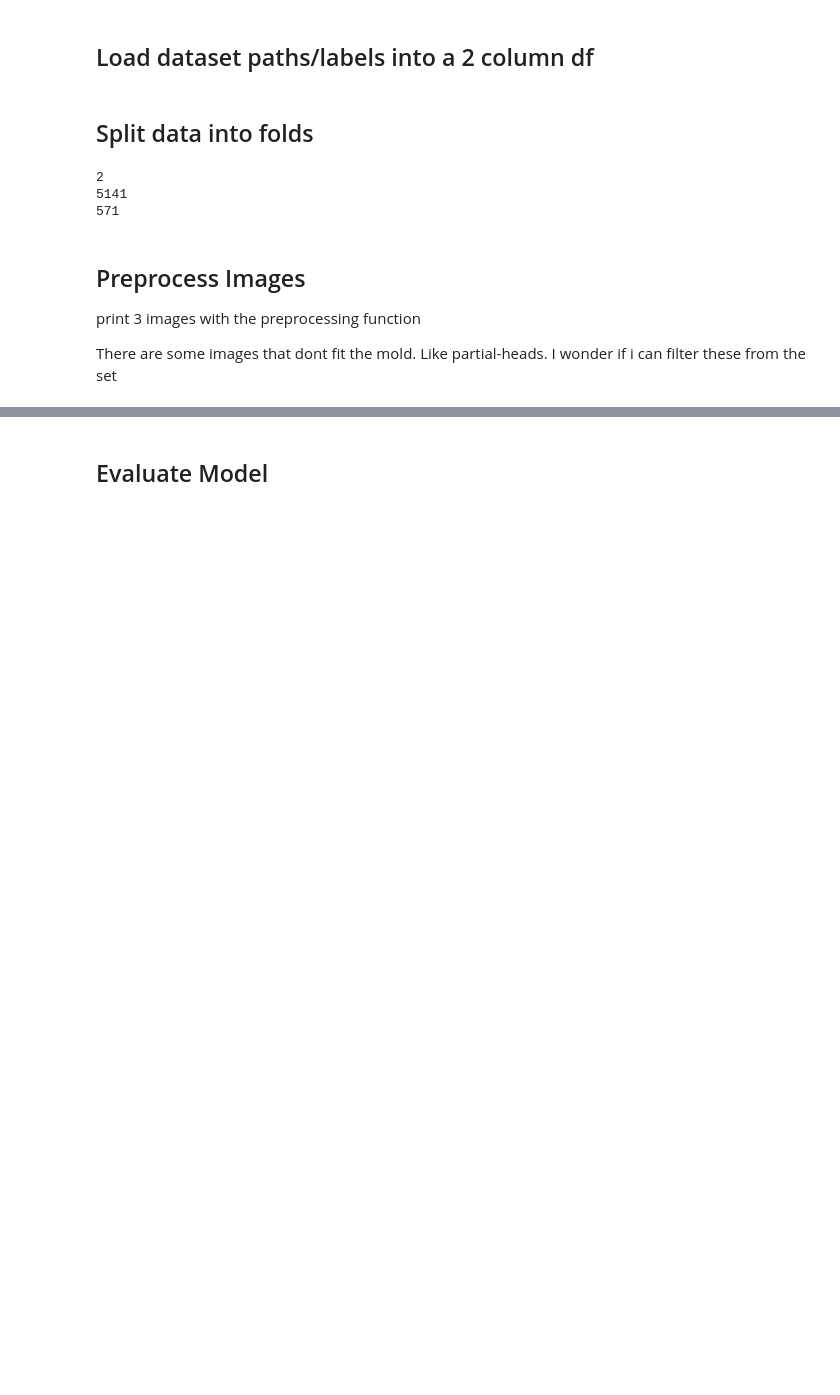
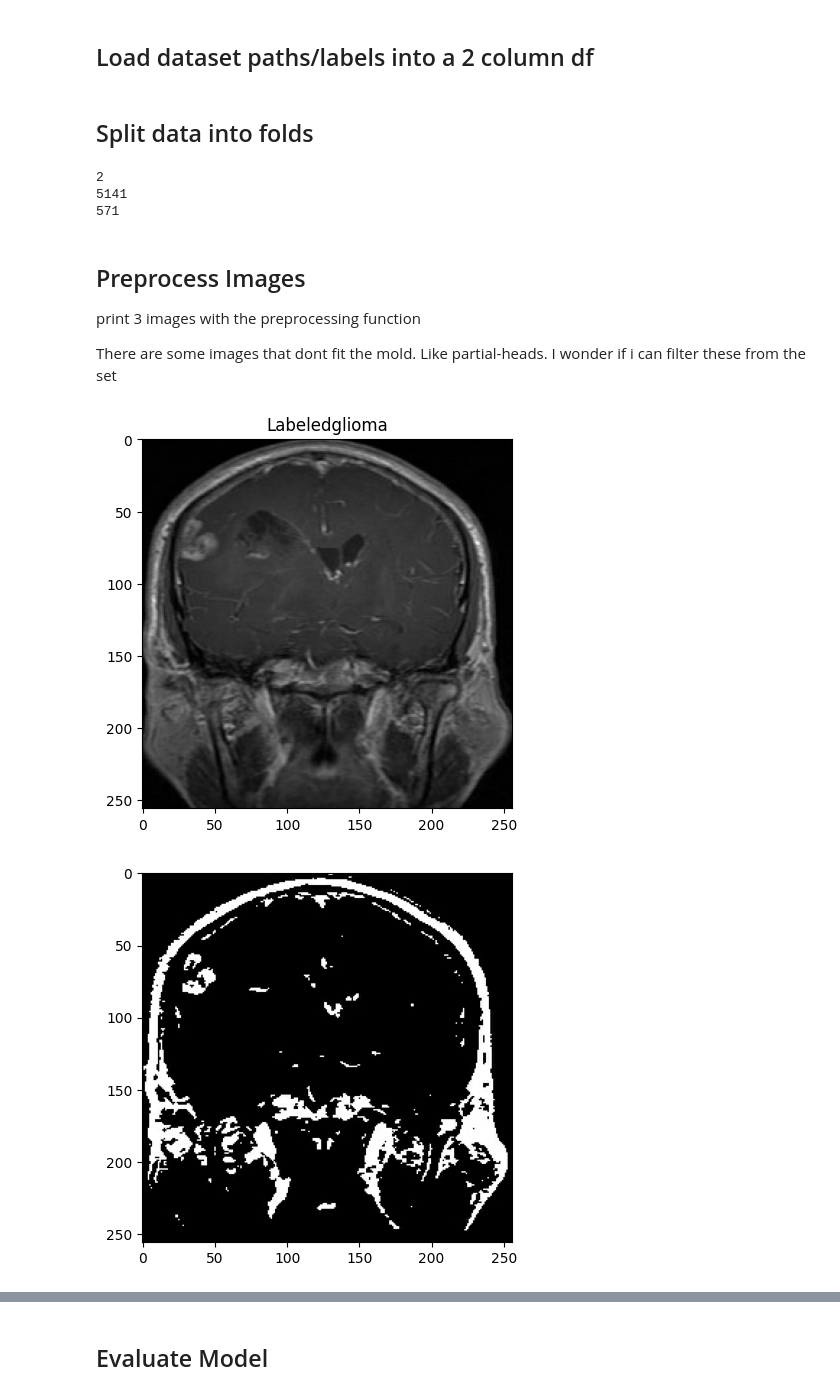
Before and after one commit to Ryan10937/brain_tumor_classification, a Jupyter notebook: brain_tumor_classification.ipynb, the cells around one changed output, grey strips where cells are left out. Cells and saved outputs as stored; diff of their text form; code cells hidden in the pictures; blank space fills up the shorter version.

```diff
--- a/brain_tumor_classification.ipynb
+++ b/brain_tumor_classification.ipynb
@@ -107,30 +99,56 @@ def modify_images(df,train_or_test):
   modified_path = 'C:/Link_to_D_drive/datasets/Brain_Tumor_MRI/modified/'+train_or_test
   shutil.rmtree(modified_path)
   shutil.copytree(original_path,modified_path)
 
   for path in df['modified_image']:
 
     original_image = np.array(ImageOps.grayscale(Image.open(path)))
     image = original_image.copy()
     fourier = np.fft.fft2(image)
     shifted_fourier = np.fft.fftshift(fourier)
 
     #filter fft
     rows, cols = shifted_fourier.shape
     center_row, center_col = rows // 2, cols // 2
     radius = 50
     mask = np.zeros((rows, cols), dtype=np.uint8)
     filt =  cv2.circle(mask, (center_col, center_row), radius, 1, -1)
     filtered_fourier = shifted_fourier * filt
     filtered_image = np.fft.ifft2(filtered_fourier)
     filtered_image = np.real(filtered_image)
     filtered_image = np.log(1 + np.abs(filtered_image))
     filtered_image = filtered_image - np.min(filtered_image)
     filtered_image = filtered_image / np.max(filtered_image)
     filtered_image = filtered_image * 255
     filtered_image = filtered_image.astype(np.uint8)
     _,threshold_image = cv2.threshold(image, np.mean(image)+np.std(image), 255, cv2.THRESH_BINARY)
     threshold_image = threshold_image.astype(np.uint8)
     cv2.imwrite(path, cv2.cvtColor(threshold_image, cv2.COLOR_GRAY2BGR))
 modify_images(non_test_df,'Training')
 modify_images(test_df,'Testing')
+
+mini_groups = non_test_df.groupby('label')
+for i,g in mini_groups:
+  count=0
+  for j,item in g.iterrows():
+    image1 = load_image(item['image_path'],item['label'])[0]
+    image2 = load_image(item['modified_image'],item['label'])[0]
+    plt.title('Labeled'+label_dict_rev[item['label']])
+    plt.imshow(image1)
+    plt.show()
+    # flattened_image1= tf.reshape(image1, [-1])
+    # flattened_image1 = flattened_image1.numpy().tolist()
+    # plt.hist(flattened_image1)
+    # plt.show()
+    plt.imshow(image2)
+    plt.show()
+    # flattened_image2 = tf.reshape(image2, [-1])
+    # flattened_image2 = flattened_image2.numpy().tolist()
+    # plt.hist(flattened_image2)
+    # plt.show()
+    count+=1
+    if count>0:
+      break
+# %% [output]
+[figure, added]
+[figure, added]
```
Also changed, not shown: parts of 13 cells of this notebook.
